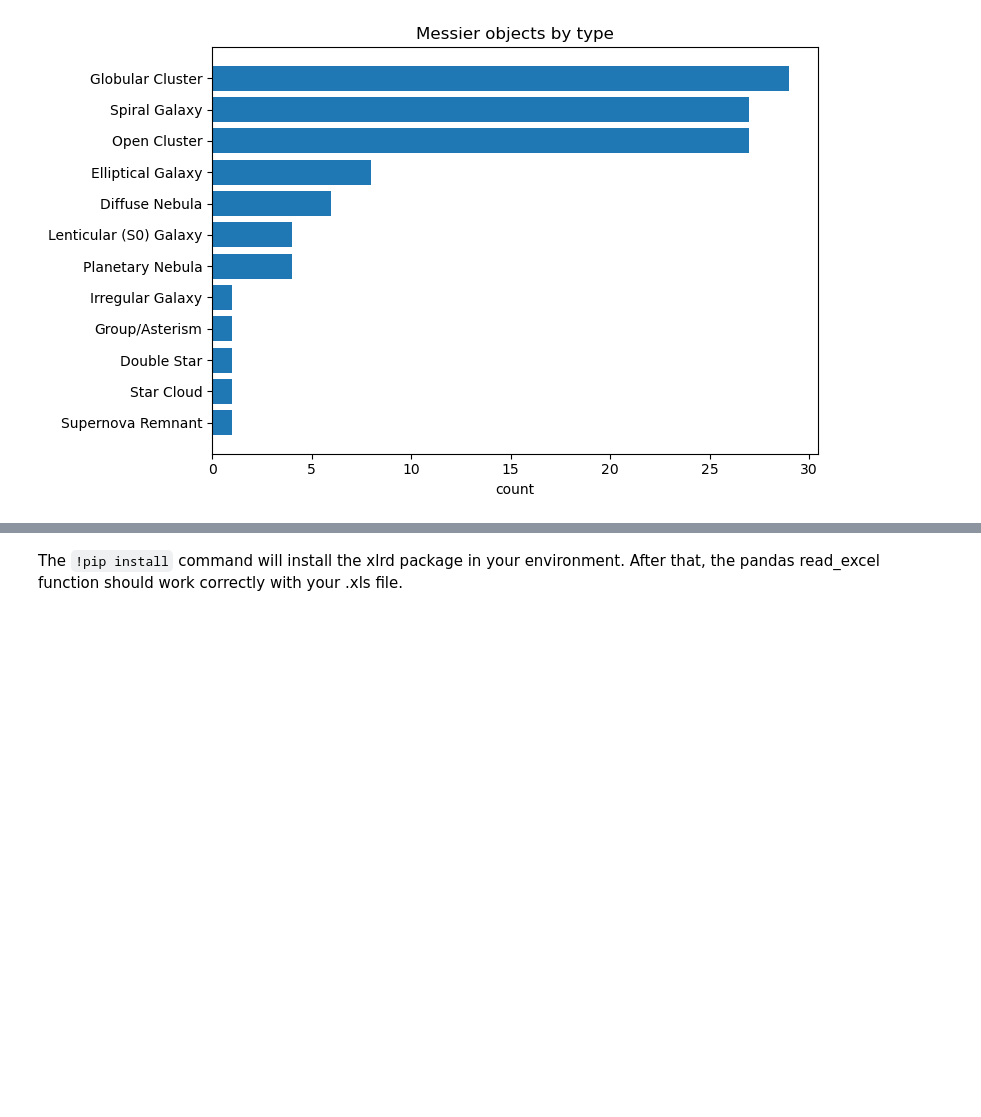
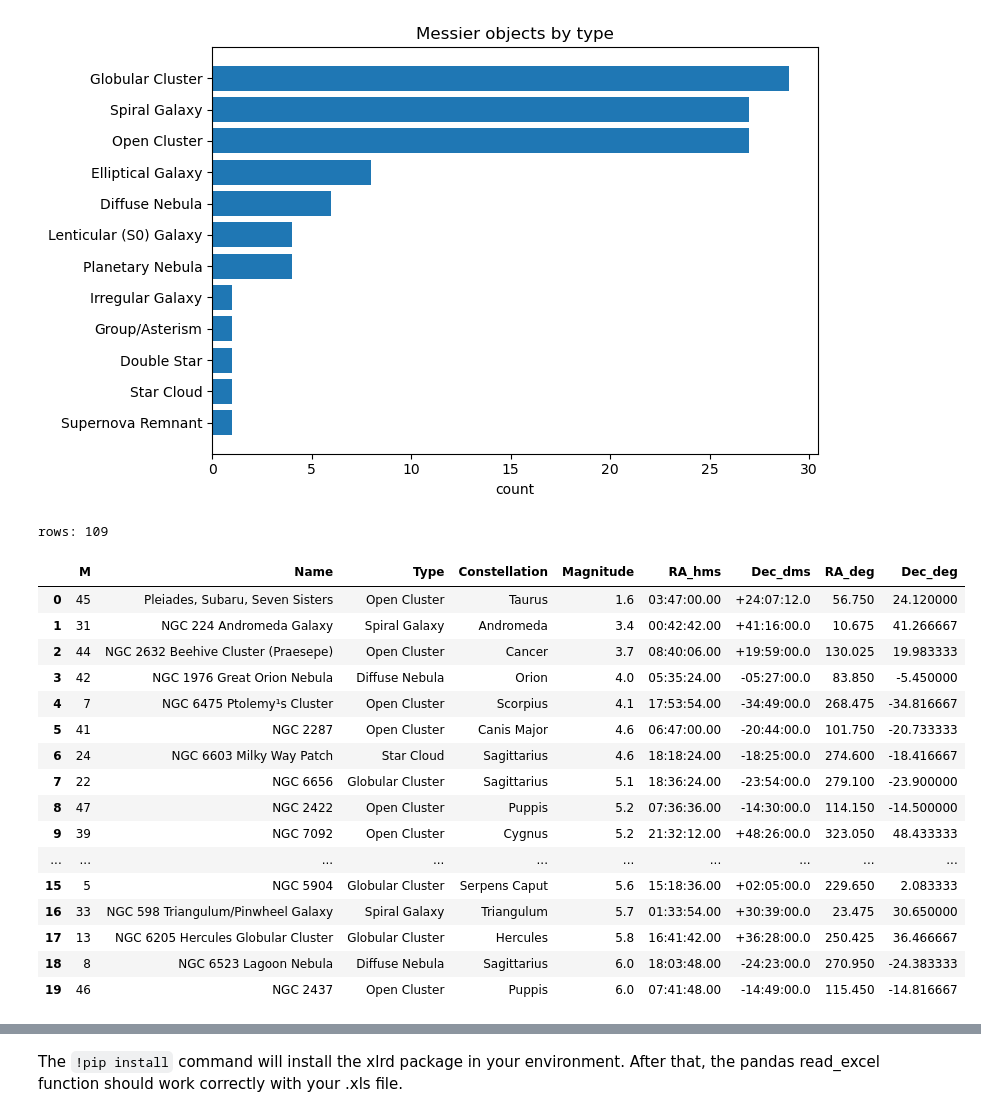
Before and after one commit to MUTEJIMMY/Astr1221_Project2_Abdirahman, a Jupyter notebook: Project2_DataWrangling.ipynb, the cells around one changed output, grey strips where cells are left out. Saved outputs shown, nothing was run; the diff lists cells and outputs as text; code cells hidden in the pictures; blank space fills up the shorter version.

```diff
--- a/Project2_DataWrangling.ipynb
+++ b/Project2_DataWrangling.ipynb
@@ -380,20 +295,3 @@ rows: 110
 | 2 | 3 | NGC 5272 | Globular Cluster | Canes Venatici | 205.550 | 28.383333 | 6.2 |
 | 3 | 4 | NGC 6121 | Globular Cluster | Scorpius | 245.900 | -26.533333 | 5.6 |
 | 4 | 5 | NGC 5904 | Globular Cluster | Serpens Caput | 229.650 | 2.083333 | 5.6 |
-# %%
-# add astropy coords + readable columns
-c = SkyCoord(ra=messier["RA_deg"].values * u.deg,
-             dec=messier["Dec_deg"].values * u.deg,
-             frame="icrs")
-
-# pretty strings for quick eyeballing
-messier["RA_hms"]  = c.ra.to_string(unit=u.hour, sep=":", precision=2, pad=True)
-messier["Dec_dms"] = c.dec.to_string(unit=u.deg,  sep=":", precision=1, pad=True, alwayssign=True)
-
-# simple galactic coords too
-g = c.galactic
-messier["l_deg"] = g.l.deg.round(3)
-messier["b_deg"] = g.b.deg.round(3)
-
-# preview
-messier.head()
@@ -473,3 +340,45 @@ plt.tight_layout()
 plt.show()
 # %% [output]
 [figure]
+# %%
+# Make a compact finder table (sorted by brightest first).
+# If RA_hms/Dec_dms aren't present yet, compute them here.
+if not {"RA_hms", "Dec_dms"}.issubset(messier.columns):
+    c = SkyCoord(ra=messier["RA_deg"].values * u.deg,
+                 dec=messier["Dec_deg"].values * u.deg,
+                 frame="icrs")
+    messier["RA_hms"]  = c.ra.to_string(unit=u.hour, sep=":", precision=2, pad=True)
+    messier["Dec_dms"] = c.dec.to_string(unit=u.deg,  sep=":", precision=1, pad=True, alwayssign=True)
+
+cols_wanted = ["M", "Name", "Type", "Constellation", "Magnitude",
+               "RA_hms", "Dec_dms", "RA_deg", "Dec_deg"]
+cols = [c for c in cols_wanted if c in messier.columns]  # be tolerant
+
+finder = (
+    messier[cols]
+    .dropna(subset=["Magnitude"])    # need mag for sorting
+    .sort_values("Magnitude")        # smaller mag = brighter
+    .reset_index(drop=True)
+)
+
+print("rows:", len(finder))
+finder.head(20)
+# %% [output]
+rows: 109
+|  | M | Name | Type | Constellation | Magnitude | RA_hms | Dec_dms | RA_deg | Dec_deg |
+| 0 | 45 | Pleiades, Subaru, Seven Sisters | Open Cluster | Taurus | 1.6 | 03:47:00.00 | +24:07:12.0 | 56.750 | 24.120000 |
+| 1 | 31 | NGC 224 Andromeda Galaxy | Spiral Galaxy | Andromeda | 3.4 | 00:42:42.00 | +41:16:00.0 | 10.675 | 41.266667 |
+| 2 | 44 | NGC 2632 Beehive Cluster (Praesepe) | Open Cluster | Cancer | 3.7 | 08:40:06.00 | +19:59:00.0 | 130.025 | 19.983333 |
+| 3 | 42 | NGC 1976 Great Orion Nebula | Diffuse Nebula | Orion | 4.0 | 05:35:24.00 | -05:27:00.0 | 83.850 | -5.450000 |
+| 4 | 7 | NGC 6475 Ptolemy¹s Cluster | Open Cluster | Scorpius | 4.1 | 17:53:54.00 | -34:49:00.0 | 268.475 | -34.816667 |
+| 5 | 41 | NGC 2287 | Open Cluster | Canis Major | 4.6 | 06:47:00.00 | -20:44:00.0 | 101.750 | -20.733333 |
+| 6 | 24 | NGC 6603 Milky Way Patch | Star Cloud | Sagittarius | 4.6 | 18:18:24.00 | -18:25:00.0 | 274.600 | -18.416667 |
+| 7 | 22 | NGC 6656 | Globular Cluster | Sagittarius | 5.1 | 18:36:24.00 | -23:54:00.0 | 279.100 | -23.900000 |
+| 8 | 47 | NGC 2422 | Open Cluster | Puppis | 5.2 | 07:36:36.00 | -14:30:00.0 | 114.150 | -14.500000 |
+| 9 | 39 | NGC 7092 | Open Cluster | Cygnus | 5.2 | 21:32:12.00 | +48:26:00.0 | 323.050 | 48.433333 |
+| ... | ... | ... | ... | ... | ... | ... | ... | ... | ... |
+| 15 | 5 | NGC 5904 | Globular Cluster | Serpens Caput | 5.6 | 15:18:36.00 | +02:05:00.0 | 229.650 | 2.083333 |
+| 16 | 33 | NGC 598 Triangulum/Pinwheel Galaxy | Spiral Galaxy | Triangulum | 5.7 | 01:33:54.00 | +30:39:00.0 | 23.475 | 30.650000 |
+| 17 | 13 | NGC 6205 Hercules Globular Cluster | Globular Cluster | Hercules | 5.8 | 16:41:42.00 | +36:28:00.0 | 250.425 | 36.466667 |
+| 18 | 8 | NGC 6523 Lagoon Nebula | Diffuse Nebula | Sagittarius | 6.0 | 18:03:48.00 | -24:23:00.0 | 270.950 | -24.383333 |
+| 19 | 46 | NGC 2437 | Open Cluster | Puppis | 6.0 | 07:41:48.00 | -14:49:00.0 | 115.450 | -14.816667 |
```
Also changed, not shown: parts of 23 cells of this notebook, 2 other files.
